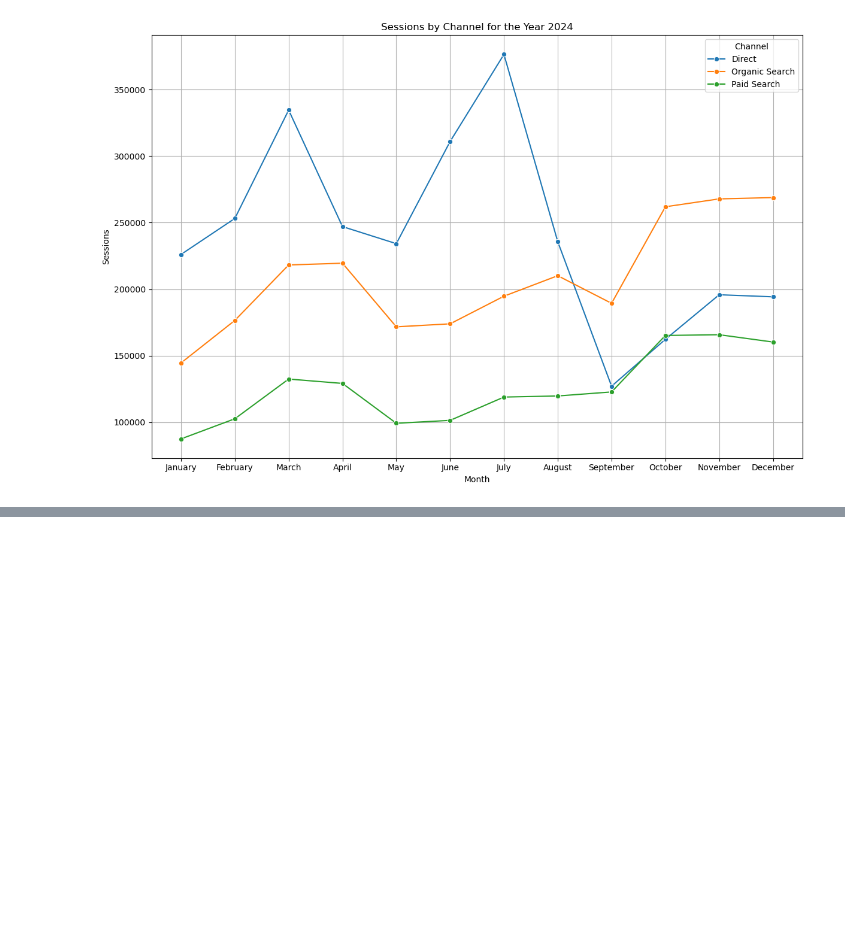
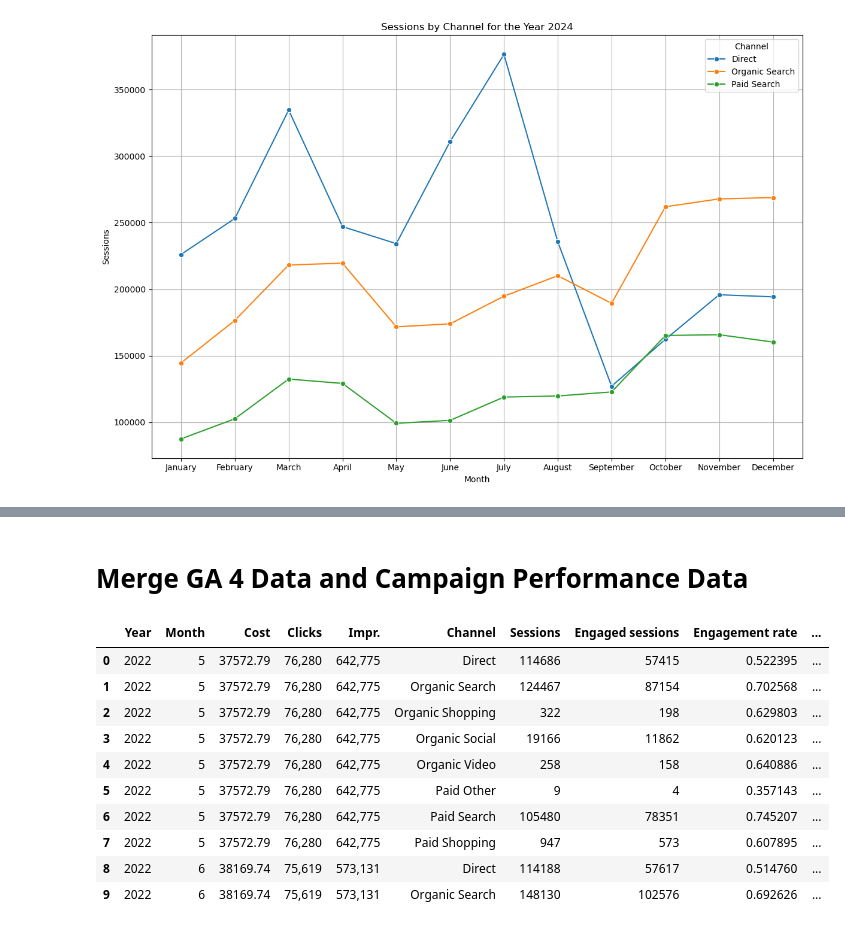
Before and after one commit to AdebolaShelby/ad-impact-analysis, a Jupyter notebook: ad-impact-exploratory-analysis.ipynb, the cells around one changed output, grey strips where cells are left out. Drawn from its saved outputs; the diff is of its cells as text; code cells hidden in the pictures; blank space fills up the shorter version.

```diff
--- a/ad-impact-exploratory-analysis.ipynb
+++ b/ad-impact-exploratory-analysis.ipynb
@@ -496,0 +604,21 @@ The `ci` parameter is deprecated. Use `errorbar=None` for the same effect.
+# %% [markdown]
+# Merge GA 4 Data and Campaign Performance Data
+# %%
+# merge the google ads and google analytics data
+# Merge the Google Ads and Google Analytics data on 'Year' and 'Month'
+merged_df = pd.merge(df, aggregated_ga4_df, on=['Year', 'Month'], how='inner')
+
+# Display the first 10 rows of the merged dataframe
+merged_df.head(10)
+# %% [output]
+|  | Year | Month | Cost | Clicks | Impr. | Channel | Sessions | Engaged sessions | Engagement rate | ... |
+| 0 | 2022 | 5 | 37572.79 | 76,280 | 642,775 | Direct | 114686 | 57415 | 0.522395 | ... |
+| 1 | 2022 | 5 | 37572.79 | 76,280 | 642,775 | Organic Search | 124467 | 87154 | 0.702568 | ... |
+| 2 | 2022 | 5 | 37572.79 | 76,280 | 642,775 | Organic Shopping | 322 | 198 | 0.629803 | ... |
+| 3 | 2022 | 5 | 37572.79 | 76,280 | 642,775 | Organic Social | 19166 | 11862 | 0.620123 | ... |
+| 4 | 2022 | 5 | 37572.79 | 76,280 | 642,775 | Organic Video | 258 | 158 | 0.640886 | ... |
+| 5 | 2022 | 5 | 37572.79 | 76,280 | 642,775 | Paid Other | 9 | 4 | 0.357143 | ... |
+| 6 | 2022 | 5 | 37572.79 | 76,280 | 642,775 | Paid Search | 105480 | 78351 | 0.745207 | ... |
+| 7 | 2022 | 5 | 37572.79 | 76,280 | 642,775 | Paid Shopping | 947 | 573 | 0.607895 | ... |
+| 8 | 2022 | 6 | 38169.74 | 75,619 | 573,131 | Direct | 114188 | 57617 | 0.514760 | ... |
+| 9 | 2022 | 6 | 38169.74 | 75,619 | 573,131 | Organic Search | 148130 | 102576 | 0.692626 | ... |
```
Also changed, not shown: parts of 7 cells of this notebook, 1 other file.
